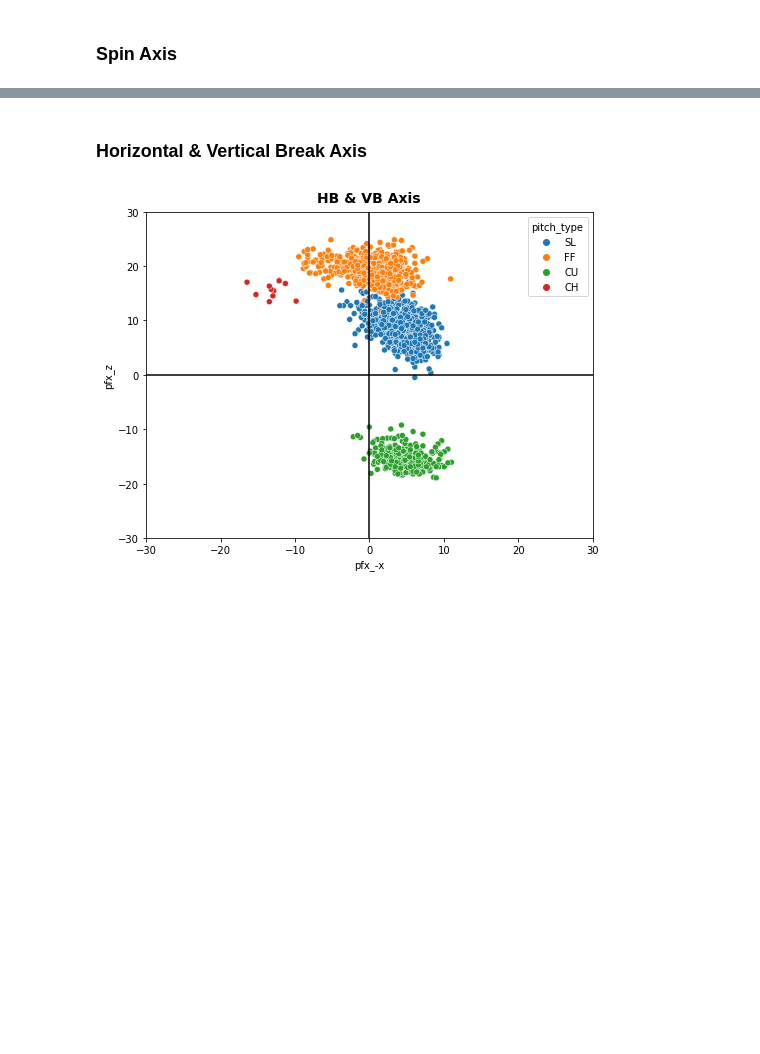
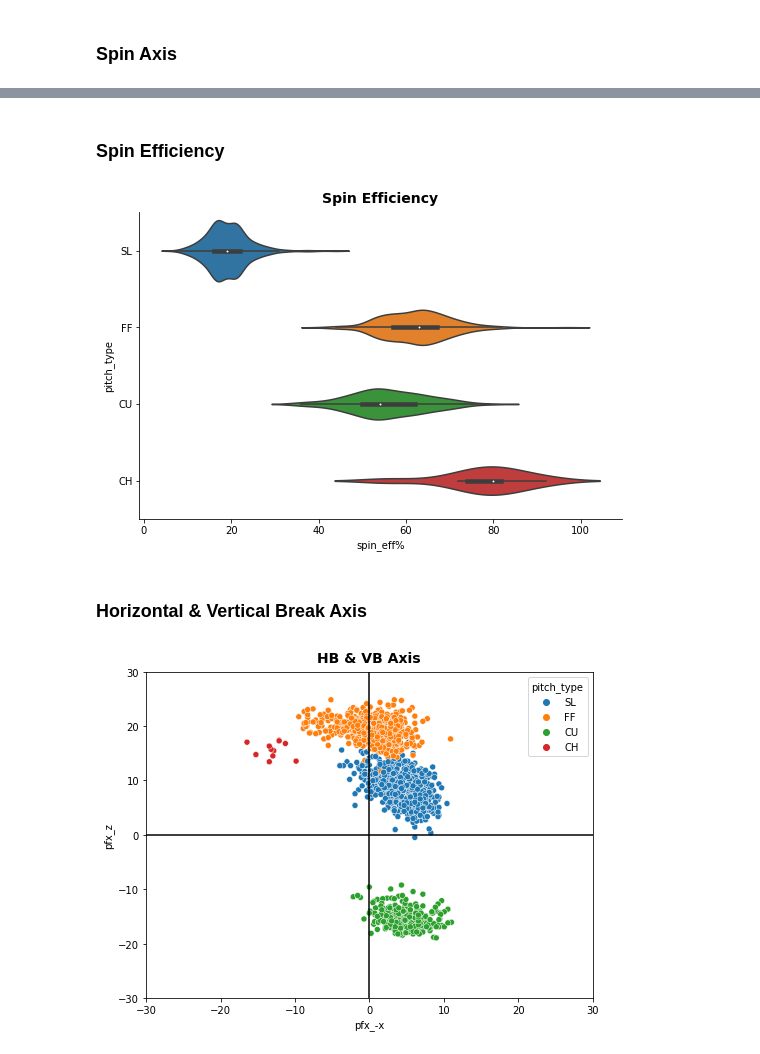
Before and after one commit to anthonyzurke/player-analysis, a Jupyter notebook: pitchers/kershaw-scoutingreport.ipynb, the cells around one changed output, grey strips where cells are left out. Cells and saved outputs as stored; diff of their text form; code cells hidden in the pictures; blank space fills up the shorter version.

```diff
--- a/pitchers/kershaw-scoutingreport.ipynb
+++ b/pitchers/kershaw-scoutingreport.ipynb
@@ -241,3 +210,10 @@ Changeup Avg Spin Eff: 78.8 %
+# %% [markdown]
+### Spin Efficiency
+# %%
+sns.catplot(data = kershaw, x = 'spin_eff%', y = 'pitch_type', kind = 'violin', aspect= 1.5, palette = 'tab10')
+plt.title('Spin Efficiency', fontdict = font_title, pad = 15);
+# %% [output]
+[figure, added]
 # %% [markdown]
 ### Horizontal & Vertical Break Axis
 # %%
```
Also changed, not shown: parts of 14 cells of this notebook, 6 other files.
